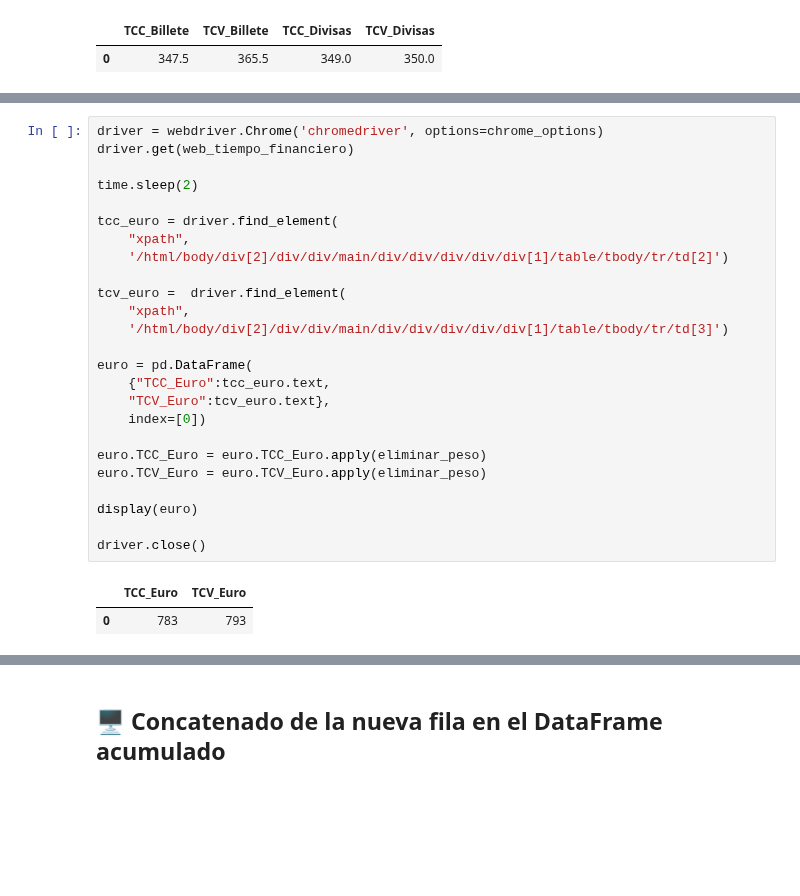
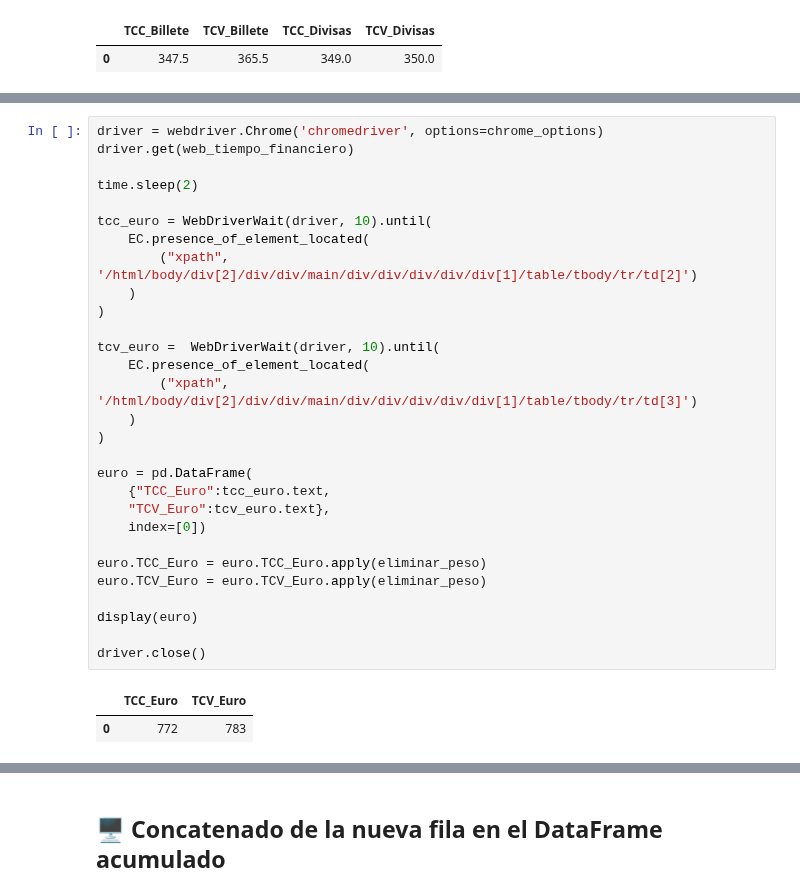
Before and after one commit to mauroemartinez/RPA-exchange-rate-scrapping-automatic-mailing, a Jupyter notebook: RPA_Tipos_de_Cambio_Mailing.ipynb, the cells around one changed output, grey strips where cells are left out. Saved outputs shown, nothing was run; the diff lists cells and outputs as text; blank space fills up the shorter version.

```diff
--- a/RPA_Tipos_de_Cambio_Mailing.ipynb
+++ b/RPA_Tipos_de_Cambio_Mailing.ipynb
@@ -227,31 +228,35 @@ driver.close()
 # %%
 driver = webdriver.Chrome('chromedriver', options=chrome_options)
 driver.get(web_tiempo_financiero)
 
 time.sleep(2)
 
-tcc_euro = driver.find_element(
-    "xpath",
-    '/html/body/div[2]/div/div/main/div/div/div/div/div[1]/table/tbody/tr/td[2]')
+tcc_euro = WebDriverWait(driver, 10).until(
+    EC.presence_of_element_located(
+        ("xpath", '/html/body/div[2]/div/div/main/div/div/div/div/div[1]/table/tbody/tr/td[2]')
+    )
+)
 
-tcv_euro =  driver.find_element(
-    "xpath",
-    '/html/body/div[2]/div/div/main/div/div/div/div/div[1]/table/tbody/tr/td[3]')
+tcv_euro =  WebDriverWait(driver, 10).until(
+    EC.presence_of_element_located(
+        ("xpath", '/html/body/div[2]/div/div/main/div/div/div/div/div[1]/table/tbody/tr/td[3]')
+    )
+)
 
 euro = pd.DataFrame(
     {"TCC_Euro":tcc_euro.text,
     "TCV_Euro":tcv_euro.text},
     index=[0])
 
 euro.TCC_Euro = euro.TCC_Euro.apply(eliminar_peso)
 euro.TCV_Euro = euro.TCV_Euro.apply(eliminar_peso)
 
 display(euro)
 
 driver.close()
 # %% [output]
 |  | TCC_Euro | TCV_Euro |
-| 0 | 783 | 793 |
+| 0 | 772 | 783 |
 # %%
 # Ingresamos a la web de la FED para obtener la tasa de interés de EEUU
 driver = webdriver.Chrome('chromedriver', options=chrome_options)
```
Also changed, not shown: parts of 15 cells of this notebook.
